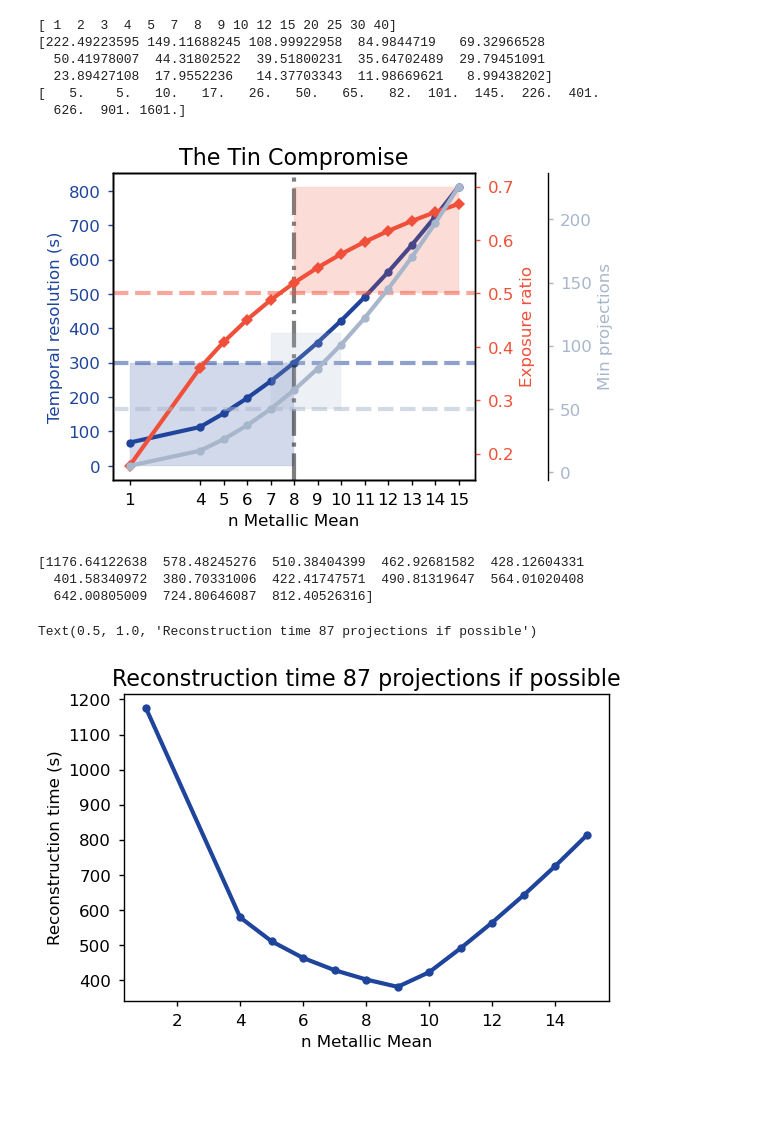
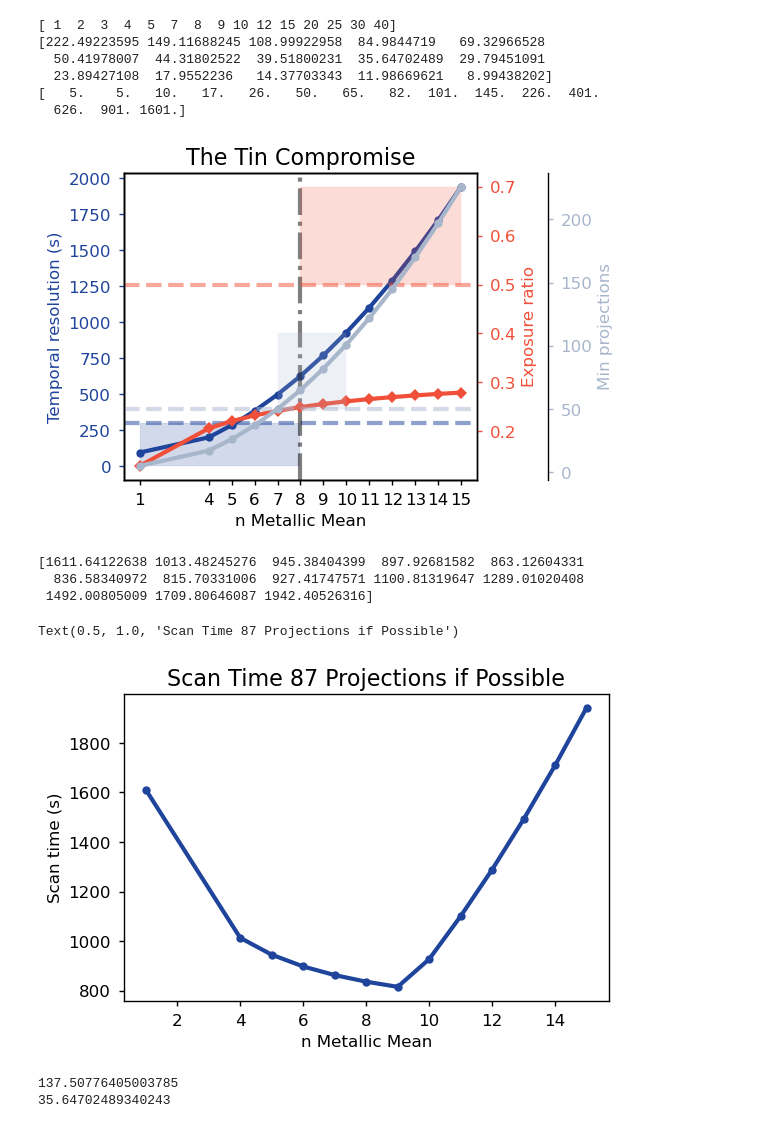
Before and after one commit to RubenDragland/4D_CT, a Jupyter notebook: Golden Angle Analysis/optimisation.ipynb, the cells around one changed output. Drawn from its saved outputs; the diff is of its cells as text; code cells hidden in the pictures; blank space fills up the shorter version.

Commit message:
Scan time calculations updated

```diff
--- a/Golden Angle Analysis/optimisation.ipynb
+++ b/Golden Angle Analysis/optimisation.ipynb
@@ -224,7 +224,7 @@ def metallic_temporal_resolution_n_exposure_ratio(ns):
     min_projections = find_min_projections(angles)
     rot_time = angles/rotation_rate
 
-    temp_resolution = min_projections * (exposure_time + rot_time)
+    temp_resolution = min_projections * (exposure_time + rot_time + 5) # Five is thr stupidity time of the CT scanner.
     exposure_ratio = min_projections * exposure_time / temp_resolution
     return temp_resolution, exposure_ratio, min_projections
 # %%
@@ -279,7 +279,7 @@ plt.show()
 # Here, there would be 50/50 exposure-rotation, which would be a good compromise.
 # Number of projections would be:
 # %% [output]
-[figure, old version]
+[figure, new version]
 # %%
 # Should plot time it takes for 50 projections. How to compensate for the fact that the rotation time is not constant?
 
@@ -288,36 +288,50 @@ def metallic_means_reconstruction_time(ns, projs):
     min_projs = find_min_projections(angles)
     angles = angles[np.where(min_projs <= projs)]
     rot_time = angles/rotation_rate
-    time = projs * (exposure_time + rot_time)
+    time = projs * (exposure_time + rot_time + 5) # Five is thr stupidity time of the CT scanner.
     rot_share = projs * rot_time/ time
     return time, rot_share, ns[np.where(find_min_projections(angles) <= projs)]
 # %%
 fig, ax = plt.subplots()
 
 # ax1 = ax.twinx()
 # ax2 = ax.twinx()
-n_projs = 87
+n_projs = 125
 
 t_res1, rot_share, ms = metallic_means_reconstruction_time(ns, n_projs)
 
 merged = np.zeros((len(t_res)))
 for i, t in enumerate(t_res):
     try:
         merged[i] = t_res1[i]
     except:
         merged[i] = t
 
 
 print(merged)
 
 left, = ax.plot(ns, merged, "-o", color = "#1F449C", label= "Reconstruction time")
 # right, = ax1.plot(ns, rot_share, "-D", color = "#F05039", label= "Rotation ratio")
 ax.set_xlabel('n Metallic Mean')
-ax.set_ylabel('Reconstruction time (s)')
-ax.set_title(f"Reconstruction time {n_projs} projections if possible")
+ax.set_ylabel('Scan time (s)')
+ax.set_title(f"Scan Time {n_projs} Projections if Possible")
 # %% [output]
-[1176.64122638  578.48245276  510.38404399  462.92681582  428.12604331
-  401.58340972  380.70331006  422.41747571  490.81319647  564.01020408
-  642.00805009  724.80646087  812.40526316]
+[1611.64122638 1013.48245276  945.38404399  897.92681582  863.12604331
+  836.58340972  815.70331006  927.41747571 1100.81319647 1289.01020408
+ 1492.00805009 1709.80646087 1942.40526316]
-Text(0.5, 1.0, 'Reconstruction time 87 projections if possible')
+Text(0.5, 1.0, 'Scan Time 87 Projections if Possible')
-[figure, old version]
+[figure, new version]
+# %%
+golden = ((np.sqrt(5) + 1) / 2 * 360 )% 360
+golden = np.min([golden, np.abs(360-golden)])
+print(golden)
+hermite = ((np.sqrt(4+100) +10) / 2 * 360 )% 360
+angles = np.arange(0, 200* golden, golden)%360
+
+# angles = np.arange(0, 200* hermite, hermite)%360
+
+from matplotlib.animation import FuncAnimation
+print(hermite)
+# %% [output]
+137.50776405003785
+35.64702489340243
```
Also changed, not shown: parts of 2 cells of this notebook.
